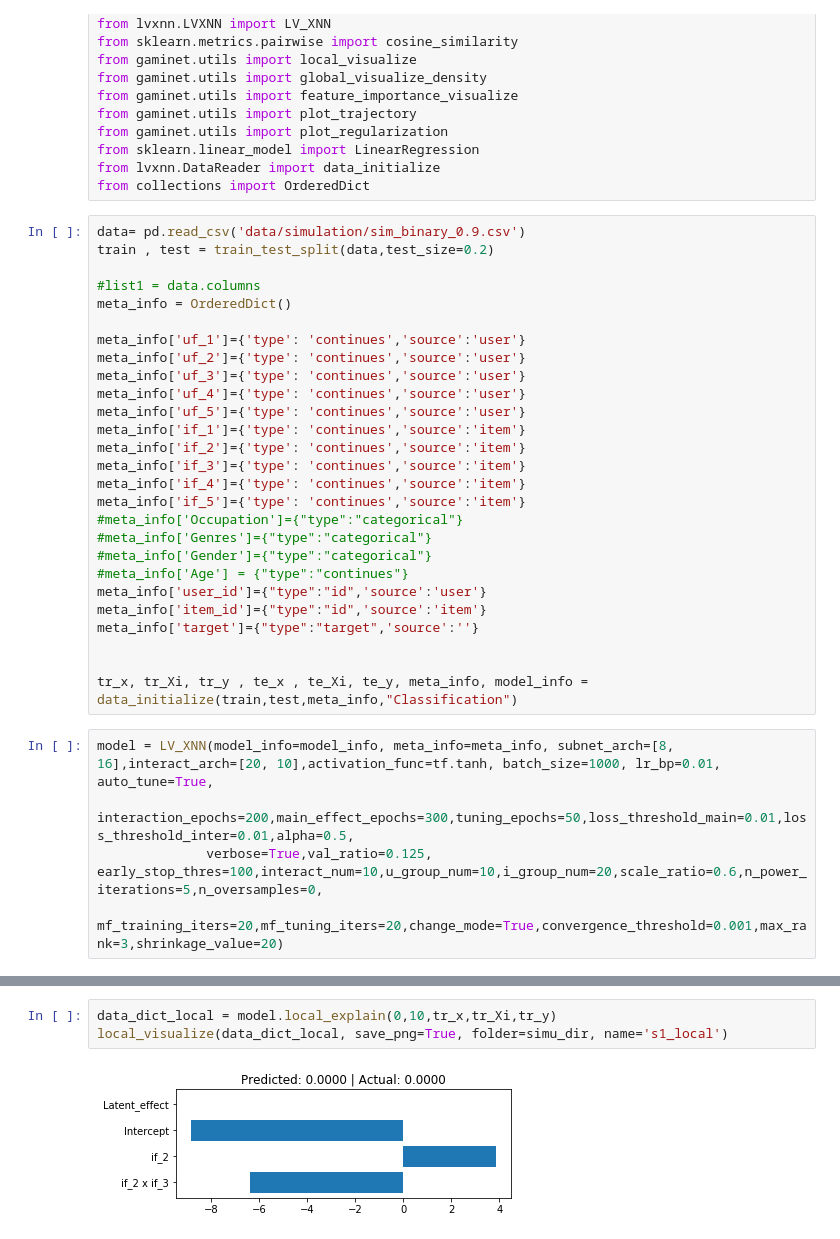
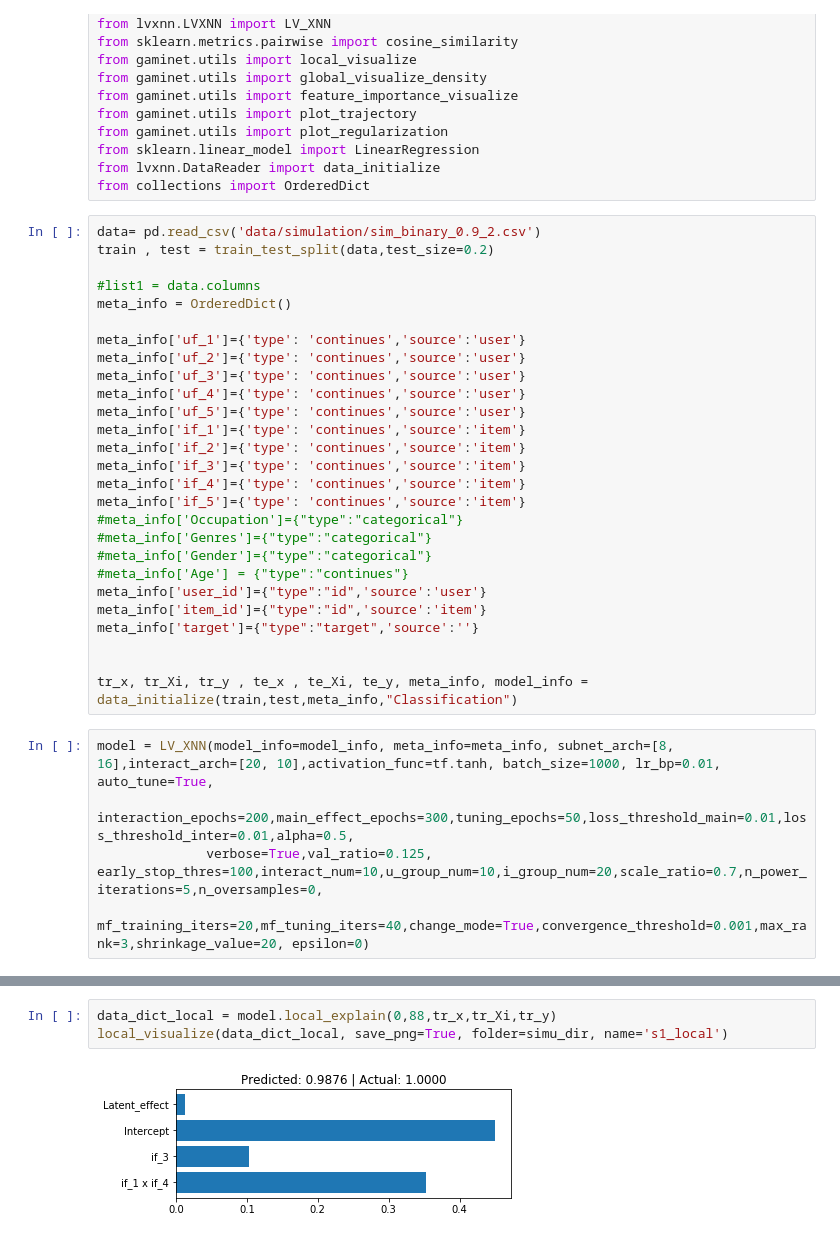
Before and after one commit to CnBDM-Su/GAMMLI, a Jupyter notebook: demo.ipynb, the cells around one changed output, grey strips where cells are left out. Saved outputs shown, nothing was run; the diff lists cells and outputs as text.

Commit message:
binary

```diff
--- a/demo.ipynb
+++ b/demo.ipynb
@@ -133,7 +140,7 @@ from sklearn.linear_model import LinearRegression
 from lvxnn.DataReader import data_initialize
 from collections import OrderedDict
 # %%
-data= pd.read_csv('data/simulation/sim_binary_0.9.csv')
+data= pd.read_csv('data/simulation/sim_binary_0.9_2.csv')
 train , test = train_test_split(data,test_size=0.2)
 
 #list1 = data.columns
@@ -162,8 +169,8 @@ tr_x, tr_Xi, tr_y , te_x , te_Xi, te_y, meta_info, model_info = data_initialize(
 # %%
 model = LV_XNN(model_info=model_info, meta_info=meta_info, subnet_arch=[8, 16],interact_arch=[20, 10],activation_func=tf.tanh, batch_size=1000, lr_bp=0.01, auto_tune=True,
                interaction_epochs=200,main_effect_epochs=300,tuning_epochs=50,loss_threshold_main=0.01,loss_threshold_inter=0.01,alpha=0.5,
-              verbose=True,val_ratio=0.125, early_stop_thres=100,interact_num=10,u_group_num=10,i_group_num=20,scale_ratio=0.6,n_power_iterations=5,n_oversamples=0,
-              mf_training_iters=20,mf_tuning_iters=20,change_mode=True,convergence_threshold=0.001,max_rank=3,shrinkage_value=20)
+              verbose=True,val_ratio=0.125, early_stop_thres=100,interact_num=10,u_group_num=10,i_group_num=20,scale_ratio=0.7,n_power_iterations=5,n_oversamples=0,
+              mf_training_iters=20,mf_tuning_iters=40,change_mode=True,convergence_threshold=0.001,max_rank=3,shrinkage_value=20, epsilon=0)
 # %%
 st_time = time.time()
 model.fit(tr_x,tr_Xi, tr_y)
@@ -226,8 +238,8 @@ global_visualize_density(data_dict, save_png=True, folder=simu_dir, name='s1_glo
 # %%
-data_dict_local = model.local_explain(0,10,tr_x,tr_Xi,tr_y)
+data_dict_local = model.local_explain(0,88,tr_x,tr_Xi,tr_y)
 local_visualize(data_dict_local, save_png=True, folder=simu_dir, name='s1_local')
 # %% [output]
-[figure, old version]
+[figure, new version]
 # %%
 model.mf_distance(0.95,'user')
 # %% [output]
```
Also changed, not shown: parts of 19 cells of this notebook, 5 other files.
